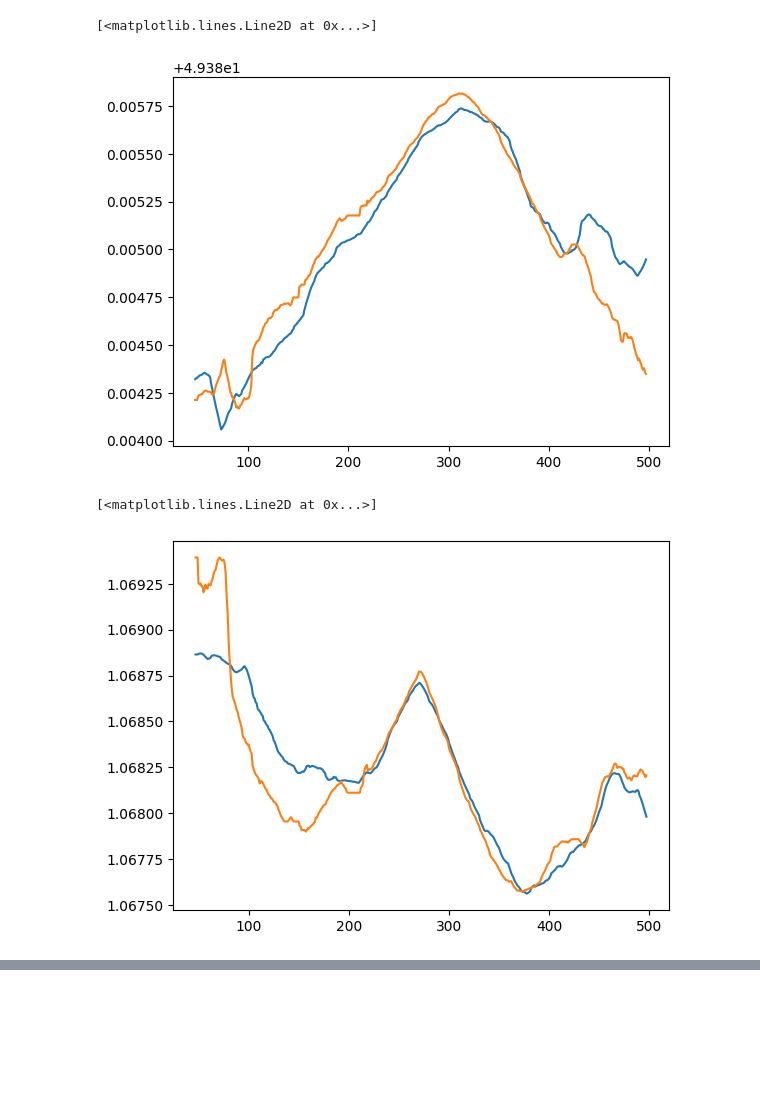
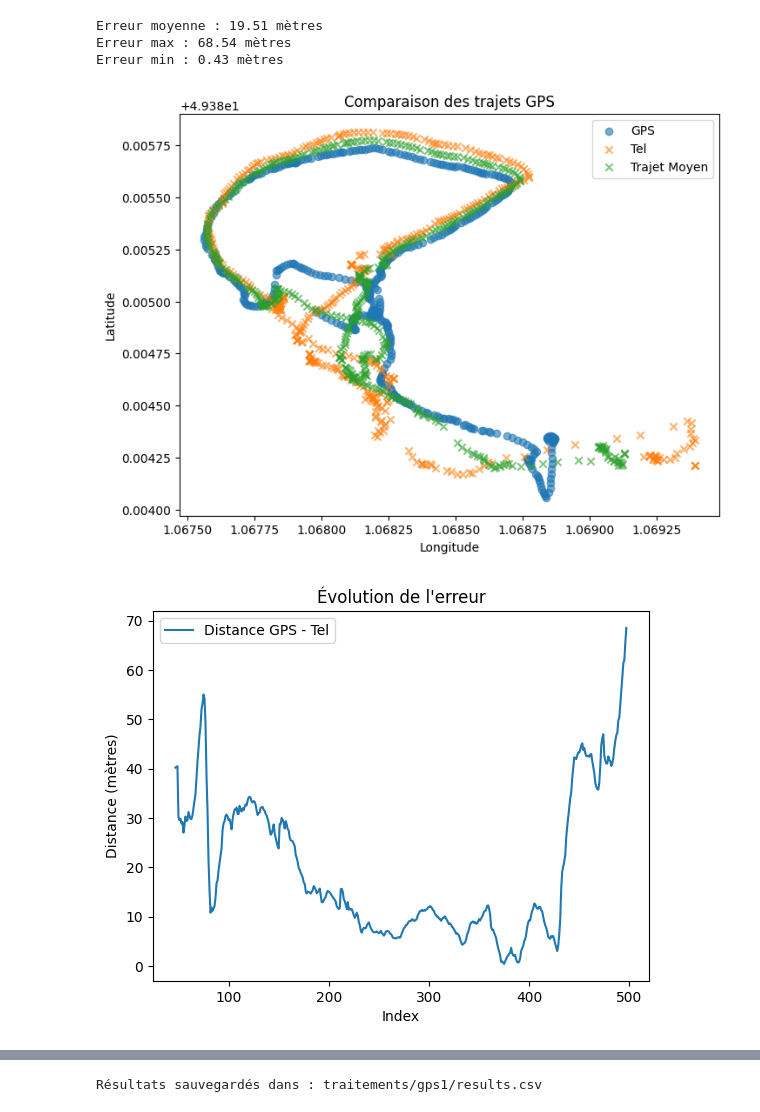
Before and after one commit to nathansourdrille/pi-itenerary, a Jupyter notebook: JPaul.ipynb, the cells around one changed output, grey strips where cells are left out. Cells and saved outputs as stored; diff of their text form; code cells hidden in the pictures; blank space fills up the shorter version.

Commit message:
fonction traitement

```diff
--- a/JPaul.ipynb
+++ b/JPaul.ipynb
@@ -6,12 +9,2 @@ from datetime import datetime
 
 convertTime = lambda x : datetime.strptime(x, "%Y/%m/%d - %H:%M:%S").strftime("%Y-%m-%dT%H:%M:%SZ")
-# %%
-acquisitionGPS = pd.read_csv('results/acquisitionsGPS/gps1.csv')
-acquisitionTEL = pd.read_csv('results/acquisitionsTELEPHONE/CSV/acquisition1.csv')
-# %%
-acquisitionGPS['UTC'] = acquisitionGPS['UTC'].apply(convertTime)
-acquisitionGPS['UTC'] = pd.to_datetime(acquisitionGPS['UTC'])
-acquisitionTEL['UTC'] = pd.to_datetime(acquisitionTEL['UTC'])
-# %%
-merged_df = pd.merge_asof(acquisitionGPS.sort_values('UTC'), acquisitionTEL.sort_values('UTC'), on='UTC', suffixes=('_1', '_2')).dropna()
-merged_df
@@ -74,12 +10,0 @@ plt.plot(merged_df['distance'])
-# %%
-plt.plot(merged_df['Latitude_1'])
-plt.plot(merged_df['Latitude_2'])
-# %% [output]
-[<matplotlib.lines.Line2D at 0x...>]
-[figure, removed]
-# %%
-plt.plot(merged_df['Longitude_1'])
-plt.plot(merged_df['Longitude_2'])
-# %% [output]
-[<matplotlib.lines.Line2D at 0x...>]
-[figure, removed]
@@ -85,0 +101,8 @@ plt.plot(merged_df['Longitude_2'])
+# %%
+traitement("gps1","acquisition1","gps1")
+# %% [output]
+Erreur moyenne : 19.51 mètres
+Erreur max : 68.54 mètres
+Erreur min : 0.43 mètres
+[figure, added]
+[figure, added]
@@ -85,0 +111 @@ plt.plot(merged_df['Longitude_2'])
+Résultats sauvegardés dans : traitements/gps1/results.csv
```
Also changed, not shown: parts of 8 cells of this notebook, 8 other files.
